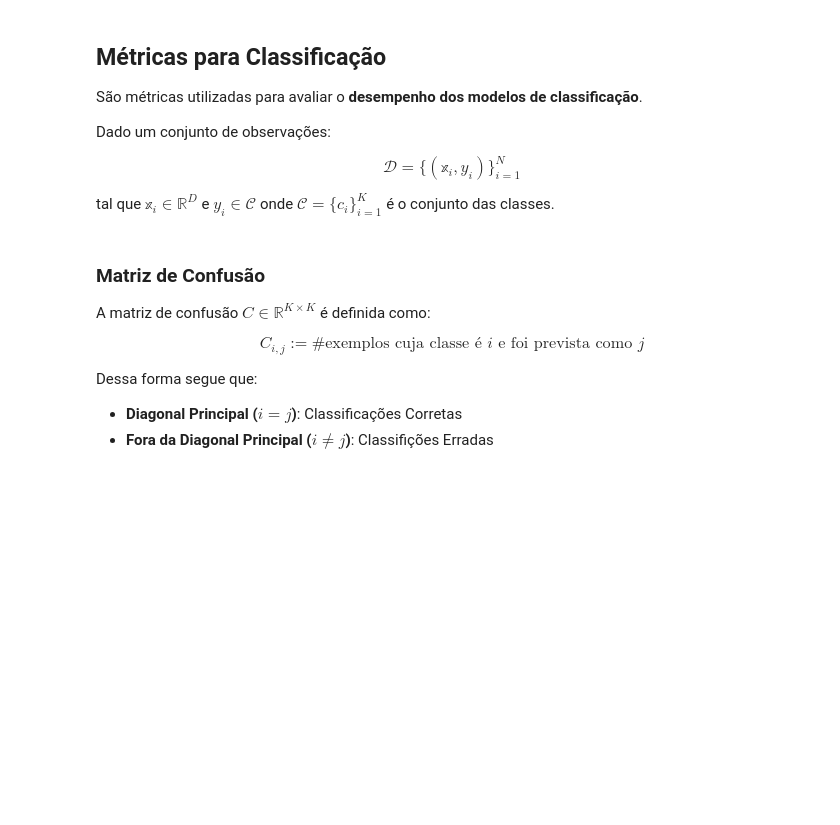
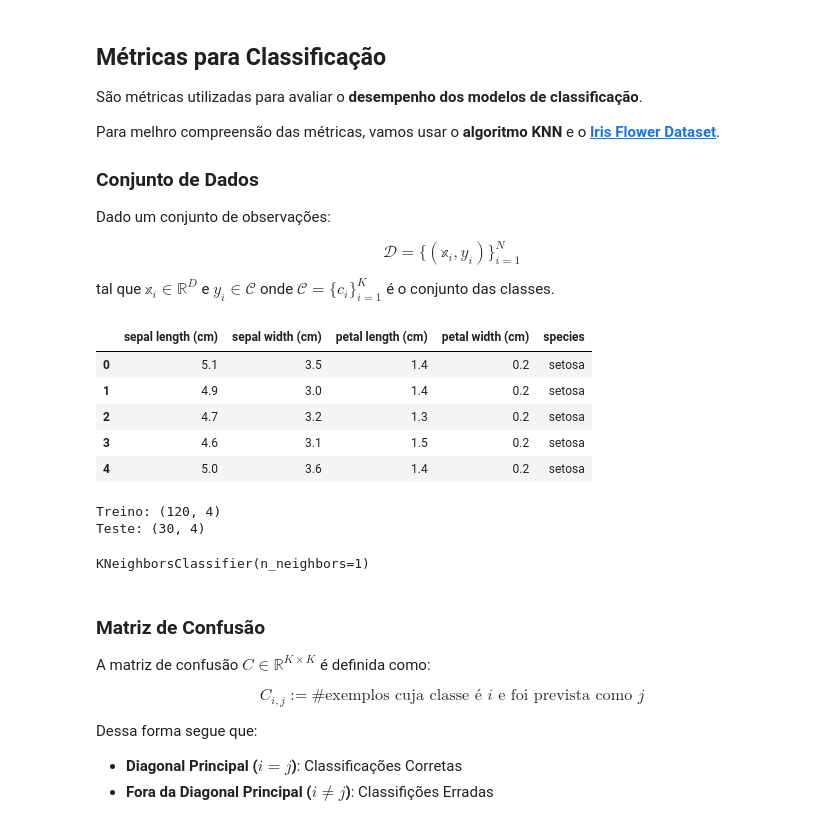
Before and after one commit to gabdourado/AI, a Jupyter notebook: ML/Foundations/Model-Evaluation/Classification_Metrics.ipynb, the cells around one changed output. Drawn from its saved outputs; the diff is of its cells as text; code cells hidden in the pictures; blank space fills up the shorter version.

```diff
--- a/ML/Foundations/Model-Evaluation/Classification_Metrics.ipynb
+++ b/ML/Foundations/Model-Evaluation/Classification_Metrics.ipynb
@@ -2,6 +2,10 @@
 ## **Métricas para Classificação**
 
 São métricas utilizadas para avaliar o **desempenho dos modelos de classificação**.
+
+Para melhro compreensão das métricas, vamos usar o **algoritmo KNN** e o [**Iris Flower Dataset**](https://scikit-learn.org/1.5/auto_examples/datasets/plot_iris_dataset.html).
+
+### **Conjunto de Dados**
 
 Dado um conjunto de observações:
 
@@ -12,0 +25,42 @@ tal que $\mathbb{x}_i \in \mathbb{R}^{D}$ e $y_i \in \mathcal{C}$ onde $\mathcal
+# %%
+iris = load_iris()
+
+X = iris.data
+y = iris.target
+
+df = pd.DataFrame(X, columns=iris.feature_names)
+df["species"] = y
+
+df["species"] = df["species"].map({
+    0: "setosa",
+    1: "versicolor",
+    2: "virginica"
+})
+
+df.head()
+# %% [output]
+|  | sepal length (cm) | sepal width (cm) | petal length (cm) | petal width (cm) | species |
+| 0 | 5.1 | 3.5 | 1.4 | 0.2 | setosa |
+| 1 | 4.9 | 3.0 | 1.4 | 0.2 | setosa |
+| 2 | 4.7 | 3.2 | 1.3 | 0.2 | setosa |
+| 3 | 4.6 | 3.1 | 1.5 | 0.2 | setosa |
+| 4 | 5.0 | 3.6 | 1.4 | 0.2 | setosa |
+# %%
+X_train, X_test, y_train, y_test = train_test_split(
+    X, y,
+    test_size=0.2,
+    random_state=42,
+    stratify=y
+)
+
+print("Treino:", X_train.shape)
+print("Teste:", X_test.shape)
+# %% [output]
+Treino: (120, 4)
+Teste: (30, 4)
+# %%
+knn = KNeighborsClassifier(n_neighbors=1)
+
+knn.fit(X_train, y_train)
+# %% [output]
+KNeighborsClassifier(n_neighbors=1)
```
Also changed, not shown: parts of 7 cells of this notebook.
